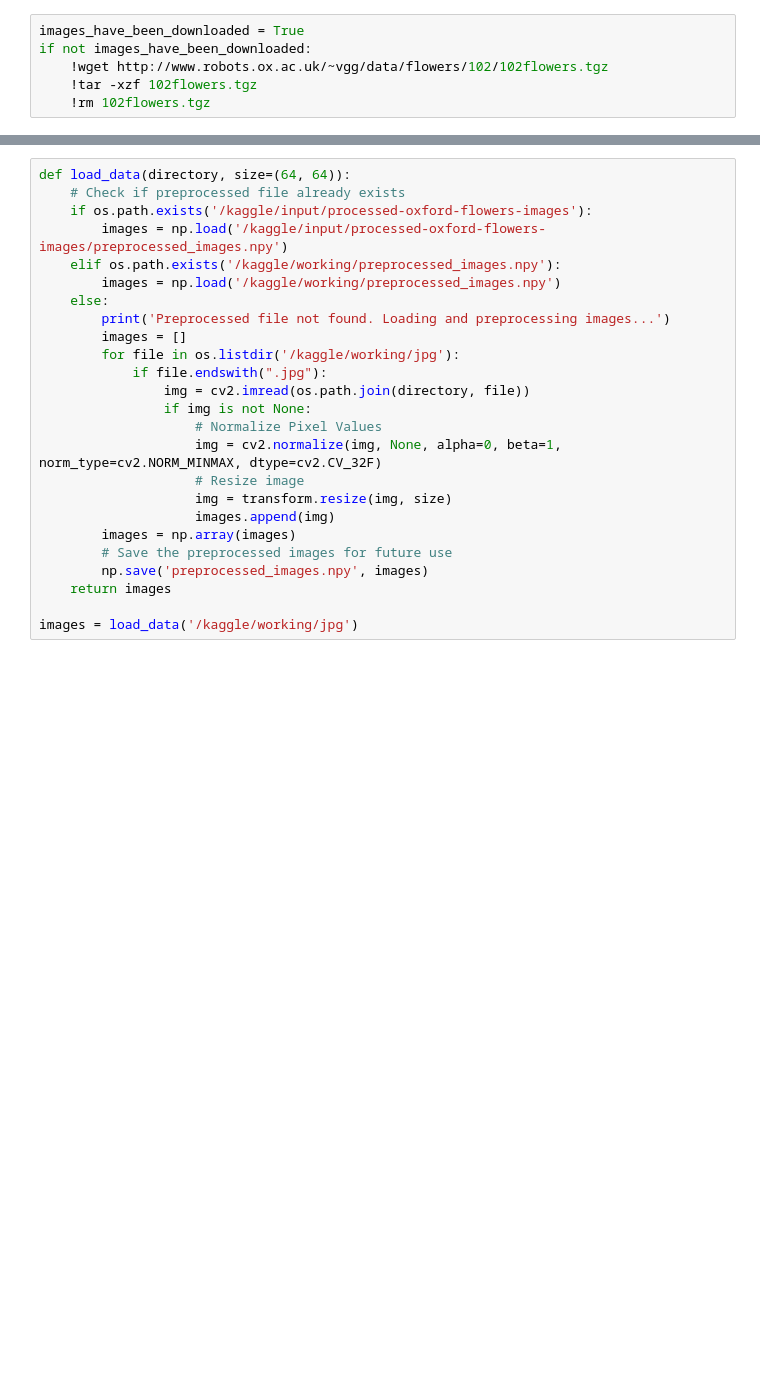
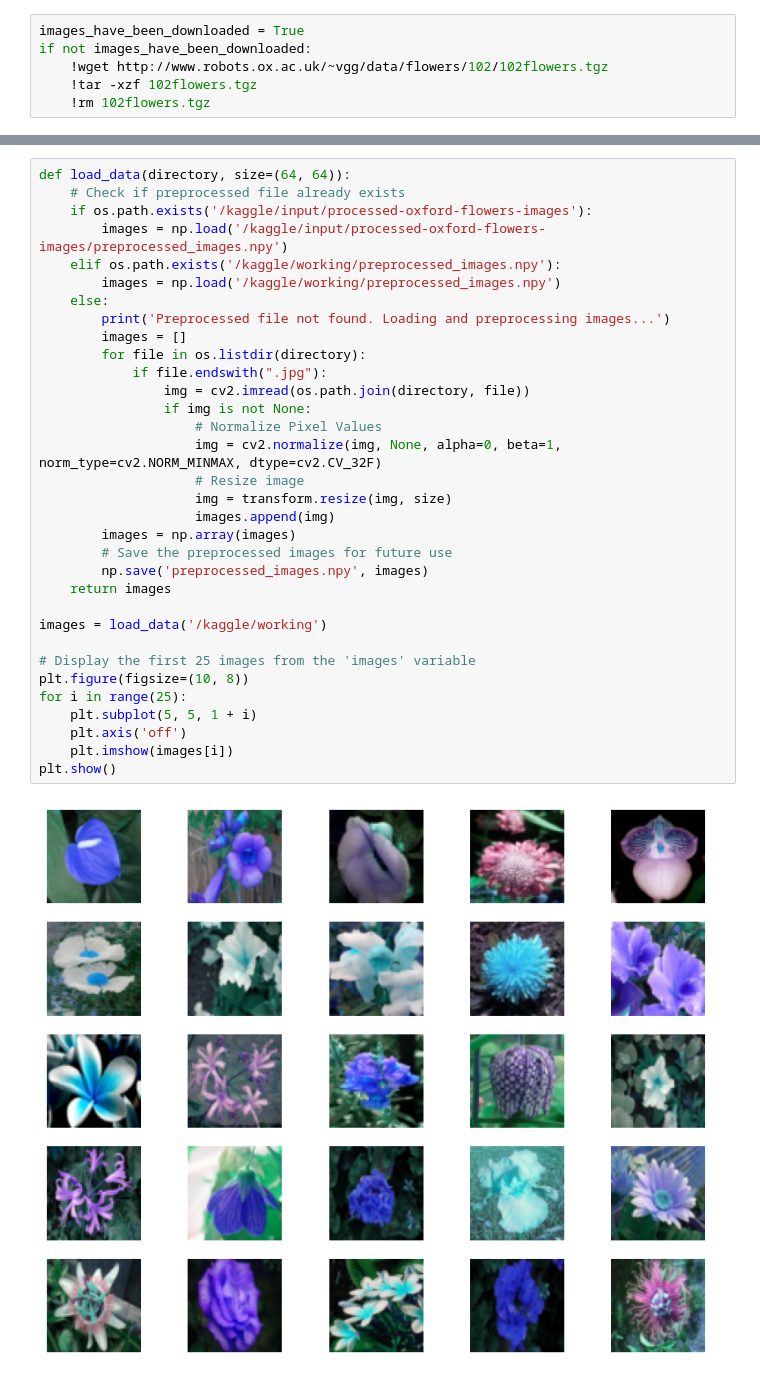
Before and after one commit to Luke-J-Miller/Showcase, a Jupyter notebook: GAN/gan-flower-image-classifier.ipynb, the cells around one changed output, grey strips where cells are left out. Drawn from its saved outputs; the diff is of its cells as text; blank space fills up the shorter version.

```diff
--- a/GAN/gan-flower-image-classifier.ipynb
+++ b/GAN/gan-flower-image-classifier.ipynb
@@ -23,25 +45,35 @@ if not images_have_been_downloaded:
 # %%
 def load_data(directory, size=(64, 64)):
     # Check if preprocessed file already exists
     if os.path.exists('/kaggle/input/processed-oxford-flowers-images'):
         images = np.load('/kaggle/input/processed-oxford-flowers-images/preprocessed_images.npy')
     elif os.path.exists('/kaggle/working/preprocessed_images.npy'):
         images = np.load('/kaggle/working/preprocessed_images.npy')
     else:
         print('Preprocessed file not found. Loading and preprocessing images...')
         images = []
-        for file in os.listdir('/kaggle/working/jpg'):
+        for file in os.listdir(directory):
             if file.endswith(".jpg"):
                 img = cv2.imread(os.path.join(directory, file))
                 if img is not None:
                     # Normalize Pixel Values
                     img = cv2.normalize(img, None, alpha=0, beta=1, norm_type=cv2.NORM_MINMAX, dtype=cv2.CV_32F)
                     # Resize image
                     img = transform.resize(img, size)
                     images.append(img)
         images = np.array(images)
         # Save the preprocessed images for future use
         np.save('preprocessed_images.npy', images)
     return images
 
-images = load_data('/kaggle/working/jpg')
+images = load_data('/kaggle/working')
+
+# Display the first 25 images from the 'images' variable
+plt.figure(figsize=(10, 8))
+for i in range(25):
+    plt.subplot(5, 5, 1 + i)
+    plt.axis('off')
+    plt.imshow(images[i])
+plt.show()
+# %% [output]
+[figure, added]
```
Also changed, not shown: parts of 22 cells of this notebook.
